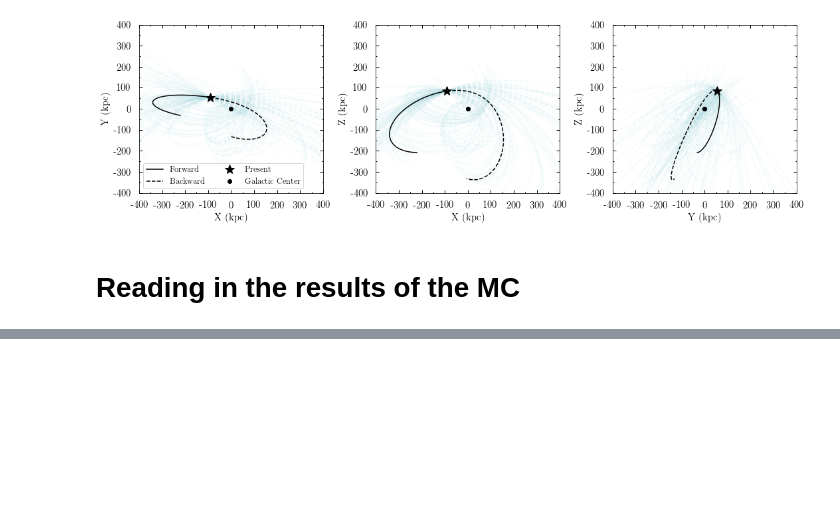
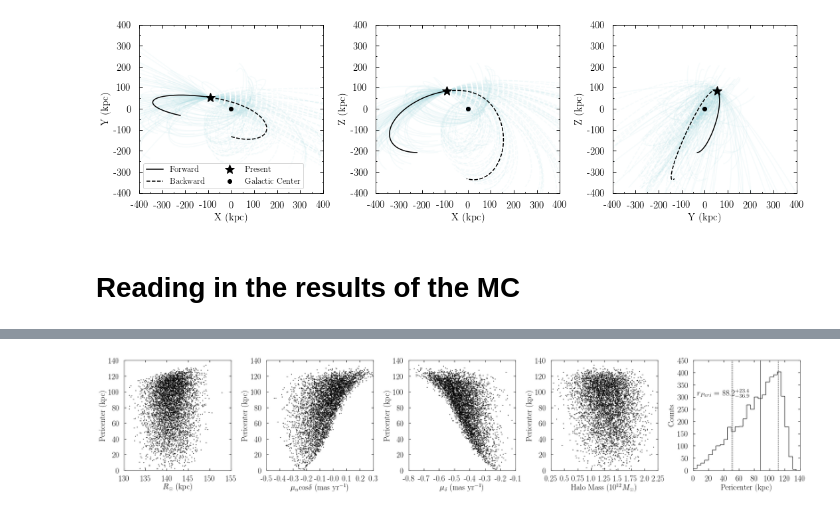
Before and after one commit to swfu/DwarfTidalStripping, a Jupyter notebook: herc_analysis.ipynb, the cells around one changed output, grey strips where cells are left out. Cells and saved outputs as stored; diff of their text form; code cells hidden in the pictures; blank space fills up the shorter version.

```diff
--- a/herc_analysis.ipynb
+++ b/herc_analysis.ipynb
@@ -210,0 +209,11 @@ c_grid = np.array([0.5,0.6,0.7,0.8,0.9,1.0])
+# %%
+mc_res = pd.read_csv('herc_peric.txt')
+# %%
+# different flattening parameters
+
+c05 = mc_res[(mc_res['c'] < 0.55) & (mc_res['c'] > 0.45)].reset_index().drop(['index'],axis=1)
+c06 = mc_res[(mc_res['c'] < 0.65) & (mc_res['c'] > 0.55)].reset_index().drop(['index'],axis=1)
+c07 = mc_res[(mc_res['c'] < 0.75) & (mc_res['c'] > 0.65)].reset_index().drop(['index'],axis=1)
+c08 = mc_res[(mc_res['c'] < 0.85) & (mc_res['c'] > 0.75)].reset_index().drop(['index'],axis=1)
+c09 = mc_res[(mc_res['c'] < 0.95) & (mc_res['c'] > 0.85)].reset_index().drop(['index'],axis=1)
+c10 = mc_res[(mc_res['c'] < 1.05) & (mc_res['c'] > 0.95)].reset_index().drop(['index'],axis=1)
@@ -210,0 +234,69 @@ c_grid = np.array([0.5,0.6,0.7,0.8,0.9,1.0])
+# %%
+# distance, pmra, pmdec, mwmass are the major things we want to plot vs pericenter.
+
+axesf = 20
+tickf = 20
+
+fig, ax = plt.subplots(1,5,figsize=(25,5))
+
+ax[0].scatter(dist_ar, c10['Peri'],s=1,c='black')
+ax[1].scatter(pmra_ar, c10['Peri'],s=1,c='black')
+ax[2].scatter(pmde_ar, c10['Peri'],s=1,c='black')
+ax[3].scatter(mass_ar, c10['Peri'],s=1, c='black') #mass is in multiple of 10^12
+ax[4].hist(c10['Peri'],bins=np.arange(0,145,5), histtype='step', stacked=True, fill=False,color='black')
+
+ax[4].axvline(x=np.percentile(c10['Peri'],16),ls='--',lw=1,color='black')
+ax[4].axvline(x=np.percentile(c10['Peri'],50),ls='-',lw=1,color='black')
+ax[4].axvline(x=np.percentile(c10['Peri'],84),ls='--',lw=1,color='black')
+
+ax[0].set_xlabel(r'$R_{\odot}$ (kpc)',fontsize=axesf)
+ax[1].set_xlabel(r'$\mu_{\alpha}$cos$\delta$ (mas yr$^{-1}$)',fontsize=axesf)
+ax[2].set_xlabel(r'$\mu_{\delta}$ (mas yr$^{-1}$)',fontsize=axesf)
+ax[3].set_xlabel(r'Halo Mass (10$^{12} M_{\odot}$)',fontsize=axesf)
+ax[4].set_xlabel(r'Pericenter (kpc)',fontsize=axesf)
+
+ax[0].set_ylabel(r'Pericenter (kpc)',fontsize=axesf)
+ax[1].set_ylabel(r'Pericenter (kpc)',fontsize=axesf)
+ax[2].set_ylabel(r'Pericenter (kpc)',fontsize=axesf)
+ax[3].set_ylabel(r'Pericenter (kpc)',fontsize=axesf)
+ax[4].set_ylabel(r'Counts',fontsize=axesf)
+
+major_tick_length = 5
+major_tick_width = 1
+
+ax[0].set_ylim(0,140)
+ax[1].set_ylim(0,140)
+ax[2].set_ylim(0,140)
+ax[3].set_ylim(0,140)
+ax[4].set_ylim(0,450)
+
+for i in [0,1,2,3]:
+    ax[i].yaxis.set_major_locator(MultipleLocator(20))
+    ax[i].tick_params(axis='both',direction='in',bottom='on',top='on',right='on',left='on',which='major',
+                 length = major_tick_length, width = major_tick_width)
+    ax[i].set_yticklabels(np.round(np.arange(-20,160,20),0),fontsize=tickf)
+
+ax[4].set_yticklabels(np.round(np.arange(0,500,50),0),fontsize=tickf)
+
+ax[4].tick_params(axis='both',direction='in',bottom='on',top='on',right='on',left='on',which='major',
+                length = major_tick_length, width = major_tick_width)
+
+ax[0].set_xlim(130,155)
+ax[1].set_xlim(-0.5,0.3)
+ax[2].set_xlim(-0.8,-0.1)
+ax[3].set_xlim(0.25,2.25)
+ax[4].set_xlim(0,140)
+
+ax[0].set_xticklabels(np.round(np.arange(130,160,5),0),fontsize=tickf)
+ax[1].set_xticklabels(np.round(np.arange(-0.5,0.4,0.1),1),fontsize=tickf)
+ax[2].set_xticklabels(np.round(np.arange(-0.8,0.2,0.1),1),fontsize=tickf)
+ax[3].set_xticklabels(np.round(np.arange(0.25,2.50,0.25),2),fontsize=tickf)
+ax[4].set_xticklabels(np.round(np.arange(0,160,20),0),fontsize=tickf)
+
+ax[4].text(5,300, r'$r_{Peri}$ = 88.2$^{+23.4}_{-36.9}$',fontsize=20)
+
+fig.tight_layout()
+fig.savefig('HercMC_M17.pdf',dpi=dpi,
+            bbox_inches='tight')
+# %% [output]
+[figure, added]
```
Also changed, not shown: parts of 11 cells of this notebook, 3 other files.
